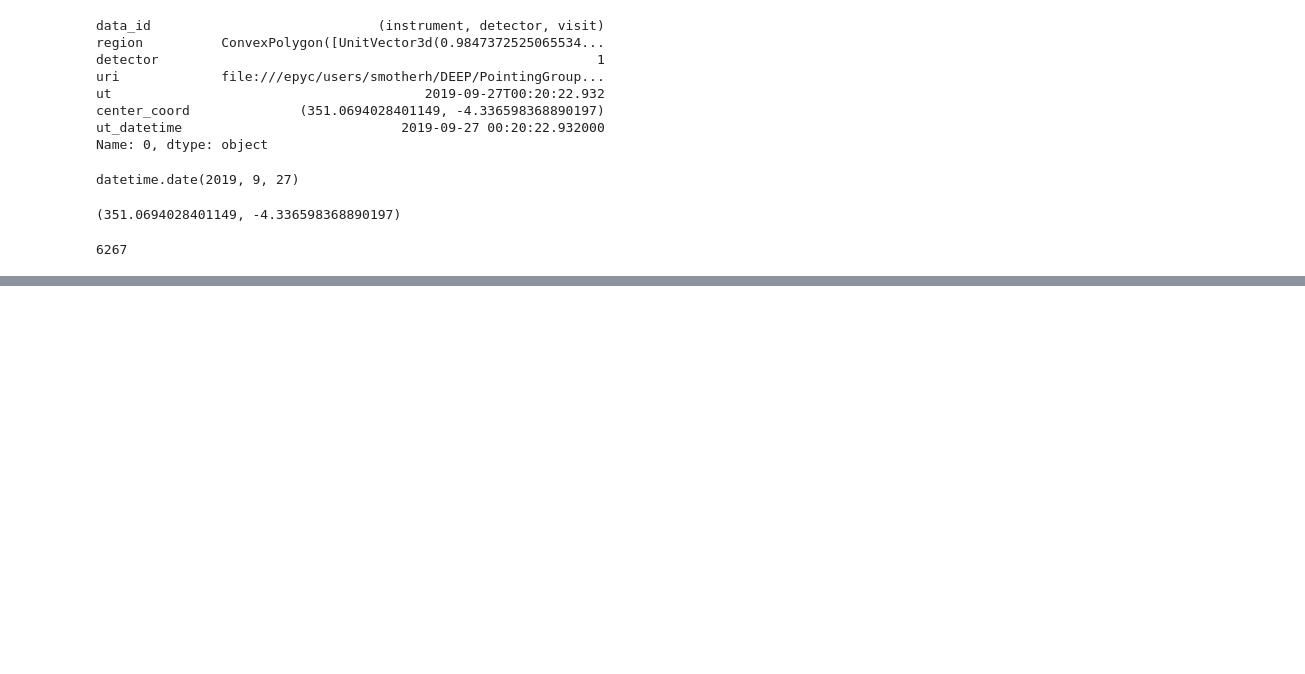
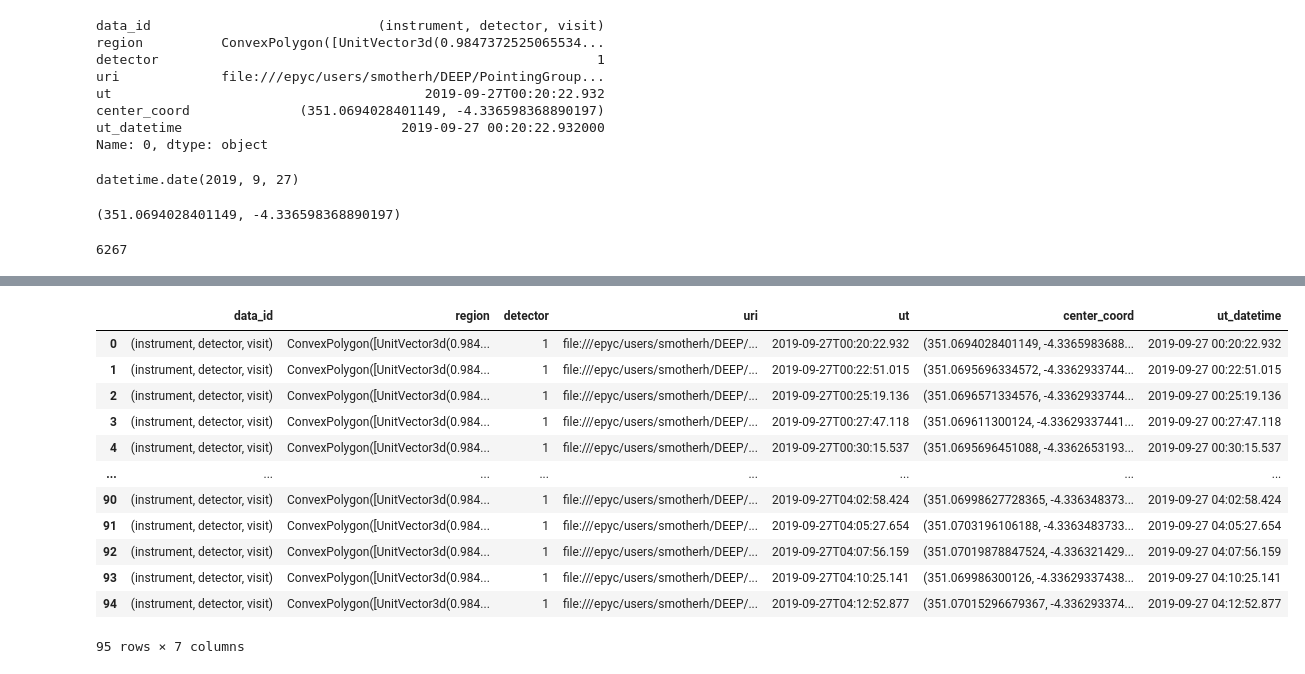
Before and after one commit to dirac-institute/kbmod, a Jupyter notebook: notebooks/region_search/Region Searching Workbook.ipynb, the cells around one changed output, grey strips where cells are left out. Saved outputs shown, nothing was run; the diff lists cells and outputs as text; code cells hidden in the pictures; blank space fills up the shorter version.

```diff
--- a/notebooks/region_search/Region Searching Workbook.ipynb
+++ b/notebooks/region_search/Region Searching Workbook.ipynb
@@ -1164,0 +1282,32 @@ def ra_dec_search_overlapping_sets(df, overlapping_sets):
+# %%
+def ra_dec_search_df(df, ra_dec, search_radius, verbose=False):
+    """
+    2/6/2024 COC
+    Implementing a basic (RA, Dec) query function for our derived Pandas dataframe.
+    """
+
+    ra_dec_coord = SkyCoord(ra=ra_dec[0] * u.degree, dec=ra_dec[1] * u.degree)
+
+    all_centers = SkyCoord(
+        ra=[x[0] for x in df["center_coord"].iloc()] * u.degree,
+        dec=[x[1] for x in df["center_coord"].iloc()] * u.degree,
+    )
+
+    distances = ra_dec_coord.separation(all_centers)
+    within_radius = (distances <= search_radius) & (
+        distances >= 0
+    )  # ≥ (not >) because we could supply the an exact match
+
+    results = df[within_radius]
+
+    if verbose:
+        print(f"We found {len(results.index)} matches within {search_radius} of {ra_dec}.")
+    return results
+# %%
+%%time
+ra_dec_search_radius = 3 * u.arcsec
+ra_dec_search_results_df = ra_dec_search_df(
+    df=df, ra_dec=searching_ra_dec, search_radius=ra_dec_search_radius, verbose=True
+)
+ra_dec_search_results_df
+# %% [output]
@@ -1164,0 +1317,13 @@ def ra_dec_search_overlapping_sets(df, overlapping_sets):
+|  | data_id | region | detector | uri | ut | center_coord | ut_datetime |
+| 0 | (instrument, detector, visit) | ConvexPolygon([UnitVector3d(0.984... | 1 | file:///epyc/users/smotherh/DEEP/... | 2019-09-27T00:20:22.932 | (351.0694028401149, -4.3365983688... | 2019-09-27 00:20:22.932 |
+| 1 | (instrument, detector, visit) | ConvexPolygon([UnitVector3d(0.984... | 1 | file:///epyc/users/smotherh/DEEP/... | 2019-09-27T00:22:51.015 | (351.0695696334572, -4.3362933744... | 2019-09-27 00:22:51.015 |
+| 2 | (instrument, detector, visit) | ConvexPolygon([UnitVector3d(0.984... | 1 | file:///epyc/users/smotherh/DEEP/... | 2019-09-27T00:25:19.136 | (351.0696571334576, -4.3362933744... | 2019-09-27 00:25:19.136 |
+| 3 | (instrument, detector, visit) | ConvexPolygon([UnitVector3d(0.984... | 1 | file:///epyc/users/smotherh/DEEP/... | 2019-09-27T00:27:47.118 | (351.069611300124, -4.33629337441... | 2019-09-27 00:27:47.118 |
+| 4 | (instrument, detector, visit) | ConvexPolygon([UnitVector3d(0.984... | 1 | file:///epyc/users/smotherh/DEEP/... | 2019-09-27T00:30:15.537 | (351.0695696451088, -4.3362653193... | 2019-09-27 00:30:15.537 |
+| ... | ... | ... | ... | ... | ... | ... | ... |
+| 90 | (instrument, detector, visit) | ConvexPolygon([UnitVector3d(0.984... | 1 | file:///epyc/users/smotherh/DEEP/... | 2019-09-27T04:02:58.424 | (351.06998627728365, -4.336348373... | 2019-09-27 04:02:58.424 |
+| 91 | (instrument, detector, visit) | ConvexPolygon([UnitVector3d(0.984... | 1 | file:///epyc/users/smotherh/DEEP/... | 2019-09-27T04:05:27.654 | (351.0703196106188, -4.3363483733... | 2019-09-27 04:05:27.654 |
+| 92 | (instrument, detector, visit) | ConvexPolygon([UnitVector3d(0.984... | 1 | file:///epyc/users/smotherh/DEEP/... | 2019-09-27T04:07:56.159 | (351.07019878847524, -4.336321429... | 2019-09-27 04:07:56.159 |
+| 93 | (instrument, detector, visit) | ConvexPolygon([UnitVector3d(0.984... | 1 | file:///epyc/users/smotherh/DEEP/... | 2019-09-27T04:10:25.141 | (351.069986300126, -4.33629337438... | 2019-09-27 04:10:25.141 |
+| 94 | (instrument, detector, visit) | ConvexPolygon([UnitVector3d(0.984... | 1 | file:///epyc/users/smotherh/DEEP/... | 2019-09-27T04:12:52.877 | (351.07015296679367, -4.336293374... | 2019-09-27 04:12:52.877 |
+95 rows × 7 columns
```
Also changed, not shown: parts of 35 cells of this notebook.
